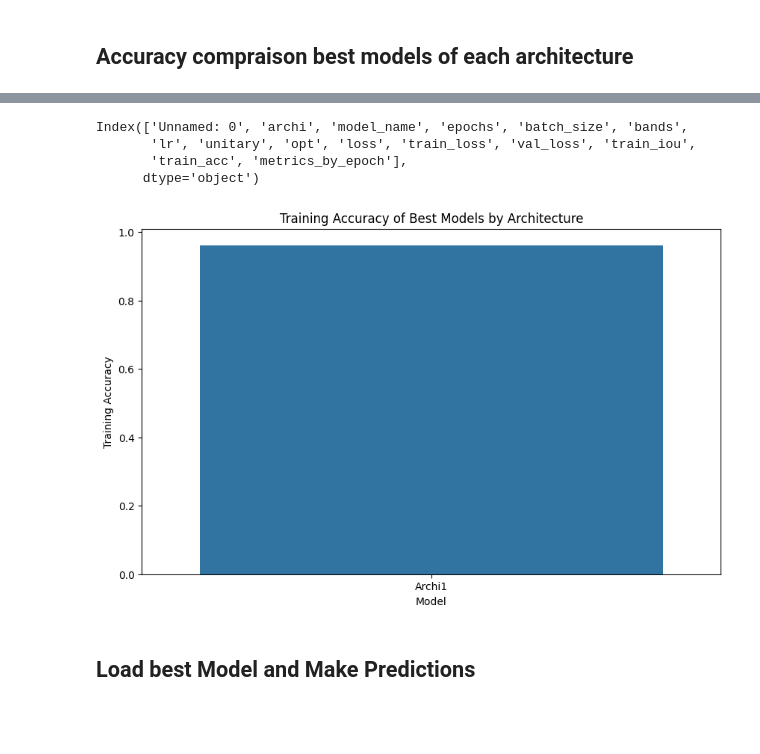
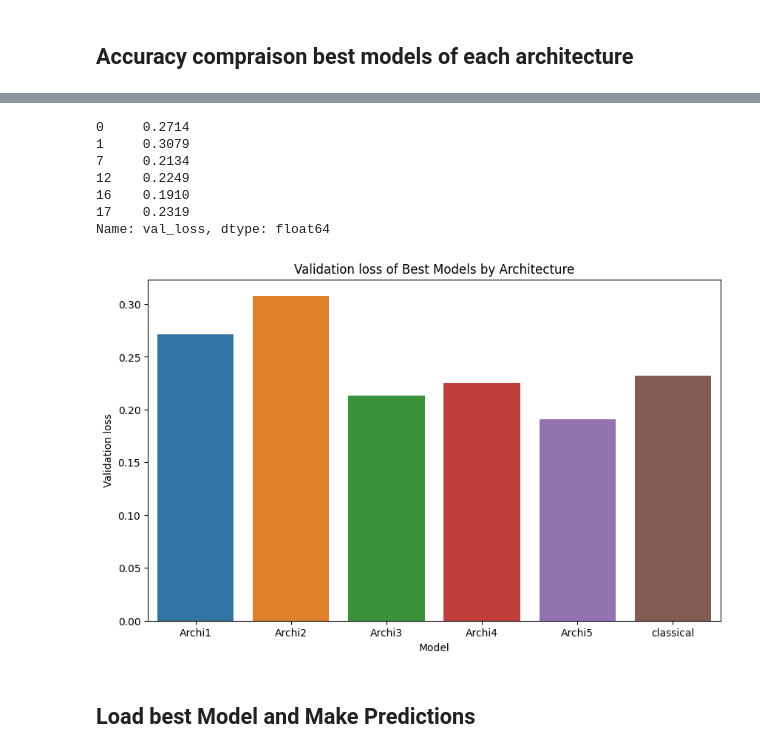
Before and after one commit to Belkadi-widad/QuantaMinds, a Jupyter notebook: src/Results_visualizations.ipynb, the cells around one changed output, grey strips where cells are left out. Drawn from its saved outputs; the diff is of its cells as text; code cells hidden in the pictures; blank space fills up the shorter version.

Commit message:
pushing evry thing except the data + cleaning the code + edit the readme

```diff
--- a/src/Results_visualizations.ipynb
+++ b/src/Results_visualizations.ipynb
@@ -42,9 +69,11 @@ def get_best_model(df_result, archi_num, index=0 ):
         df = df_result
     else:
         df = df_result[df_result['archi']== archi_num]
+
     if len(df)>0:
         df_sorted = df.sort_values(by =['val_loss', 'train_loss'], ascending=True)
-        best_model_infos = df_sorted.loc[index]
+        best_model_infos = df_sorted.iloc[index]
+        # print(best_model_infos)
         return best_model_infos
     return None
 
@@ -114,10 +170,10 @@ plt.show()
 import matplotlib.pyplot as plt
 
 
-Architetcures =['Archi1', 'Archi2', 'Archi3', 'Archi4', 'Archi4']
+Architetcures =['Archi1', 'Archi2', 'Archi3', 'Archi4', 'Archi5', 'classical']
 
-# Number of models and layout
-num_models = 5
+# Number of mdels and layout
+num_models = 6
 rows, cols = 3, 2  # 3 rows and 2 columns
 
 fig, axs = plt.subplots(rows, cols, figsize=(15, 12))
@@ -125,10 +181,17 @@ i=0
 for archi_num in Architetcures :
 # Iterate over the models and plot on each subplot
     row, col = divmod(i, cols)  # Calculate row and column index
-    df, _ = get_best_model_metrics(df_results, archi_num = archi_num)
+    index=0
+    if archi_num == 'Archi5':
+        index=1
+    df, _ = get_best_model_metrics(df_results, archi_num = archi_num, index=index)
     if len(df)>0:
         axs[row, col].plot(df['epoch'], df['train_acc'], label='Training Accuracy', marker='o', color='green')
-        axs[row, col].set_title(f'Best model {archi_num}')
+        if archi_num in ['Archi1','Archi2', 'Archi3', 'Archi4', 'Archi5']:
+            title = 'Best model QCU-net:'
+        else:
+            title = 'Best model U-net:'
+        axs[row, col].set_title(f'{title} {archi_num}')
         axs[row, col].set_xlabel('Epoch')
         axs[row, col].set_ylabel('Accuracy')
         axs[row, col].grid(True)
@@ -153,49 +211,47 @@ df_results
 # %%
 import pandas as pd
 import seaborn as sns
 import matplotlib.pyplot as plt
 import torch
 
 # Assuming df is your DataFrame
 
-def extract_numeric(tensor_str):
-    match = re.search(r'tensor\(([^)]+)\)', tensor_str)
-    return float(match.group(1)) if match else None
-
 def get_best_model_metrics_all_architetcures():
     df_all_best = pd.DataFrame([])
     for archi_num in Architetcures :
         _, df_archi = get_best_model_metrics(df_results, archi_num = archi_num)
         if len(df_archi)> 0:
             df_all_best = pd.concat([df_all_best , pd.DataFrame([df_archi])])
     # Convert tensor columns to numeric
-    print(df_all_best.columns)
-    for col in  ['train_loss', 'val_loss', 'train_iou','train_acc']:
-        df_all_best[col] = df_all_best[col].astype(str)
-        df_all_best[col] = df_all_best[col].apply(extract_numeric)
+    # for col in  ['train_loss', 'val_loss', 'train_iou','train_acc']:
+    #     df_all_best[col] = df_all_best[col].astype(str)
+    #     df_all_best[col] = df_all_best[col].apply(extract_numeric)
     return df_all_best
 
 best_models= get_best_model_metrics_all_architetcures()
+print(best_models['val_loss'])
 # Group by 'archi' and select the row with the minimum 'val_loss' in each group
 
 # Create a bar plot
 plt.figure(figsize=(10, 6))
-sns.barplot(data=best_models, x='archi', y='train_acc')
-sns.barplot(data=best_models, x='archi', y='train_acc')
+sns.barplot(data=best_models, x='archi', y='val_loss')
 
 # Add titles and labels
-plt.title('Training Accuracy of Best Models by Architecture')
+plt.title('Validation loss of Best Models by Architecture')
 plt.xlabel('Model')
-plt.ylabel('Training Accuracy')
+plt.ylabel('Validation loss')
 
 # Show plot
 plt.show()
 # %% [output]
-Index(['Unnamed: 0', 'archi', 'model_name', 'epochs', 'batch_size', 'bands',
-       'lr', 'unitary', 'opt', 'loss', 'train_loss', 'val_loss', 'train_iou',
-       'train_acc', 'metrics_by_epoch'],
-      dtype='object')
+0     0.2714
+1     0.3079
+7     0.2134
+12    0.2249
+16    0.1910
+17    0.2319
+Name: val_loss, dtype: float64
-[figure, old version]
+[figure, new version]
 # %% [markdown]
 ## Load best Model and Make Predictions
 # %%
```
Also changed, not shown: parts of 11 cells of this notebook, 43 other files.
